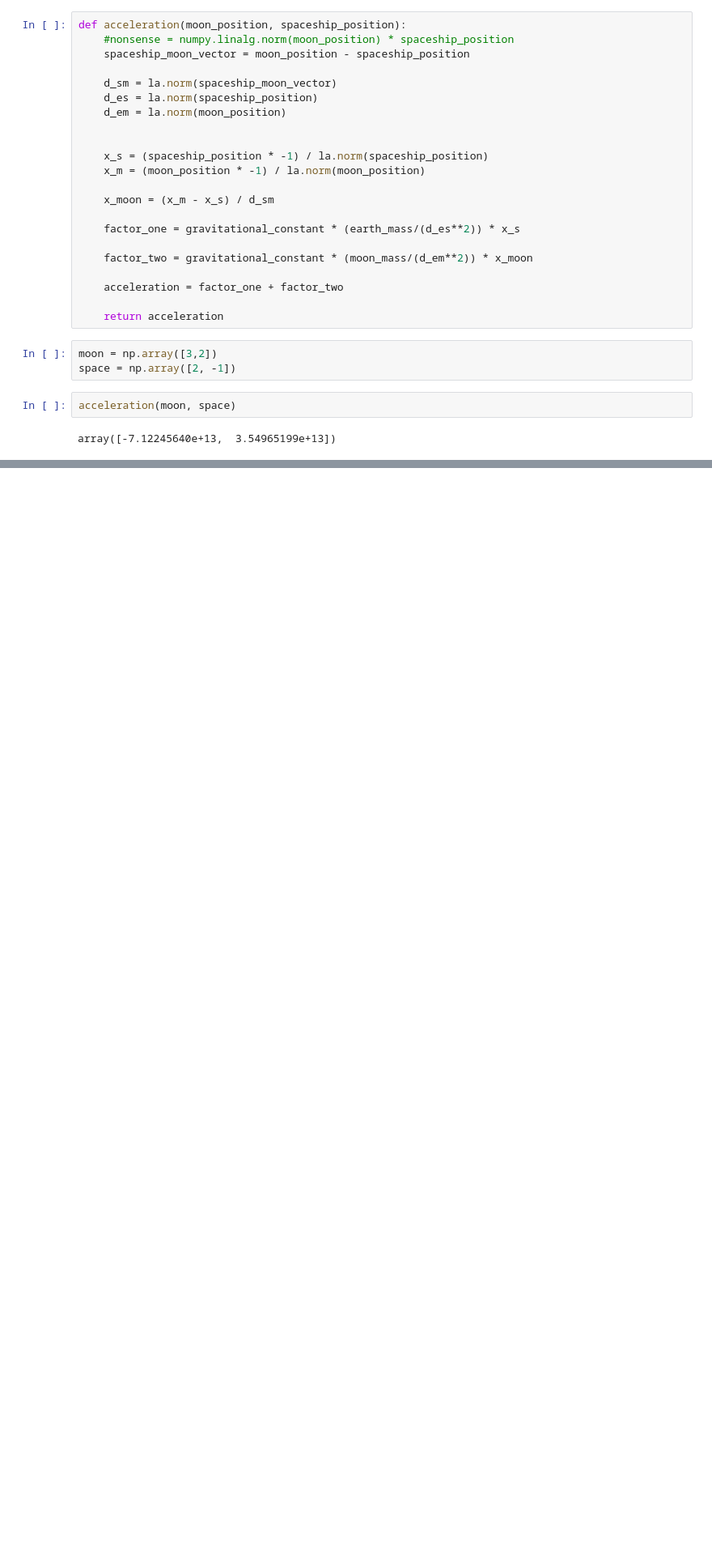
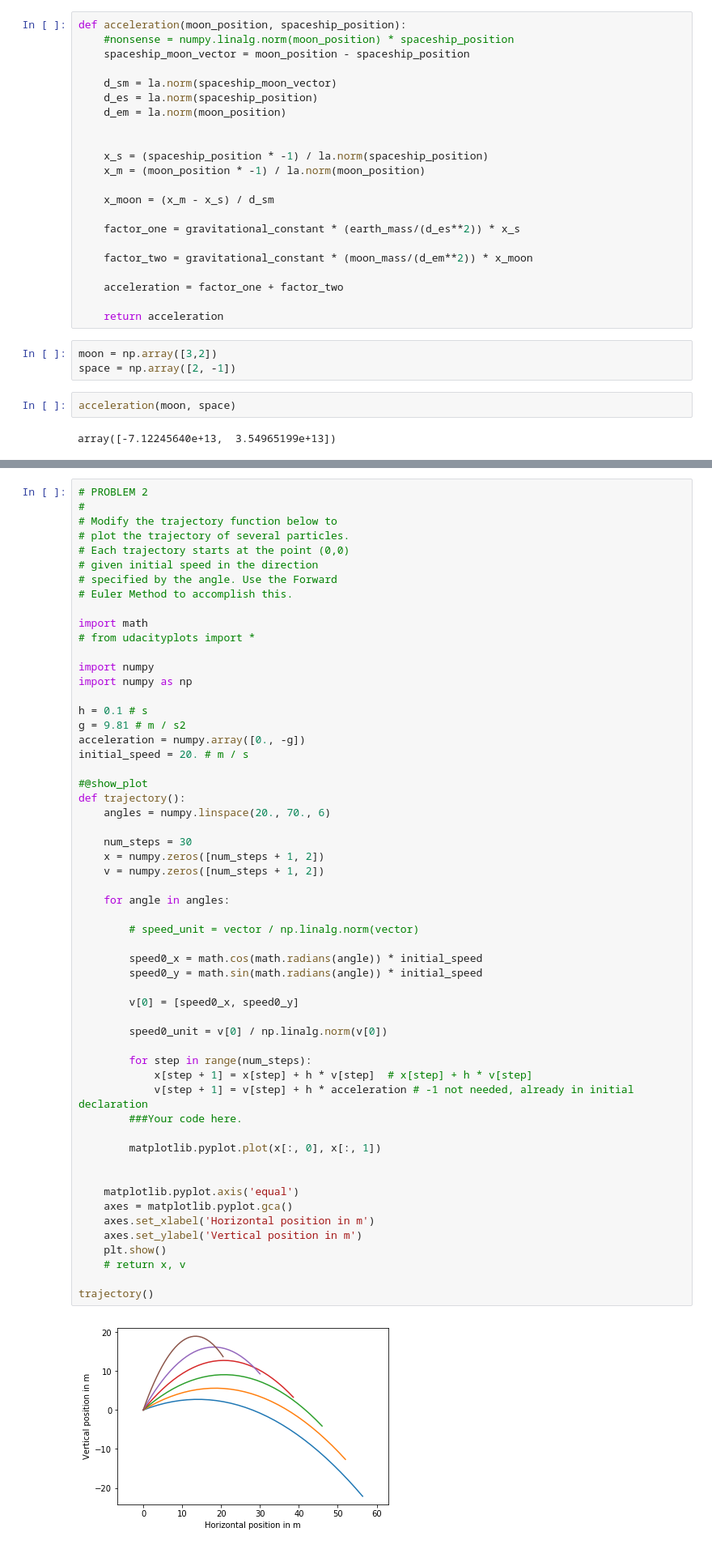
Before and after one commit to polyrand/diffeq, a Jupyter notebook: diffeq_action/action_1.ipynb, the cells around one changed output, grey strips where cells are left out. Shown: that part at 81% size. Drawn from its saved outputs; the diff is of its cells as text; blank space fills up the shorter version.

```diff
--- a/diffeq_action/action_1.ipynb
+++ b/diffeq_action/action_1.ipynb
@@ -41,0 +95,58 @@ array([-7.12245640e+13,  3.54965199e+13])
+# %%
+# PROBLEM 2
+#
+# Modify the trajectory function below to
+# plot the trajectory of several particles.
+# Each trajectory starts at the point (0,0)
+# given initial speed in the direction
+# specified by the angle. Use the Forward
+# Euler Method to accomplish this.
+
+import math
+# from udacityplots import *
+
+import numpy
+import numpy as np
+
+h = 0.1 # s
+g = 9.81 # m / s2
+acceleration = numpy.array([0., -g])
+initial_speed = 20. # m / s
+
+#@show_plot
+def trajectory():
+    angles = numpy.linspace(20., 70., 6)
+
+    num_steps = 30
+    x = numpy.zeros([num_steps + 1, 2])
+    v = numpy.zeros([num_steps + 1, 2])
+
+    for angle in angles:
+
+        # speed_unit = vector / np.linalg.norm(vector)
+
+        speed0_x = math.cos(math.radians(angle)) * initial_speed
+        speed0_y = math.sin(math.radians(angle)) * initial_speed
+
+        v[0] = [speed0_x, speed0_y]
+
+        speed0_unit = v[0] / np.linalg.norm(v[0])
+
+        for step in range(num_steps):
+            x[step + 1] = x[step] + h * v[step]  # x[step] + h * v[step]
+            v[step + 1] = v[step] + h * acceleration # -1 not needed, already in initial declaration
+        ###Your code here.
+
+        matplotlib.pyplot.plot(x[:, 0], x[:, 1])
+
+
+    matplotlib.pyplot.axis('equal')
+    axes = matplotlib.pyplot.gca()
+    axes.set_xlabel('Horizontal position in m')
+    axes.set_ylabel('Vertical position in m')
+    plt.show()
+    # return x, v
+
+trajectory()
+# %% [output]
+[figure, added]
```
Also changed, not shown: parts of 2 cells of this notebook.
